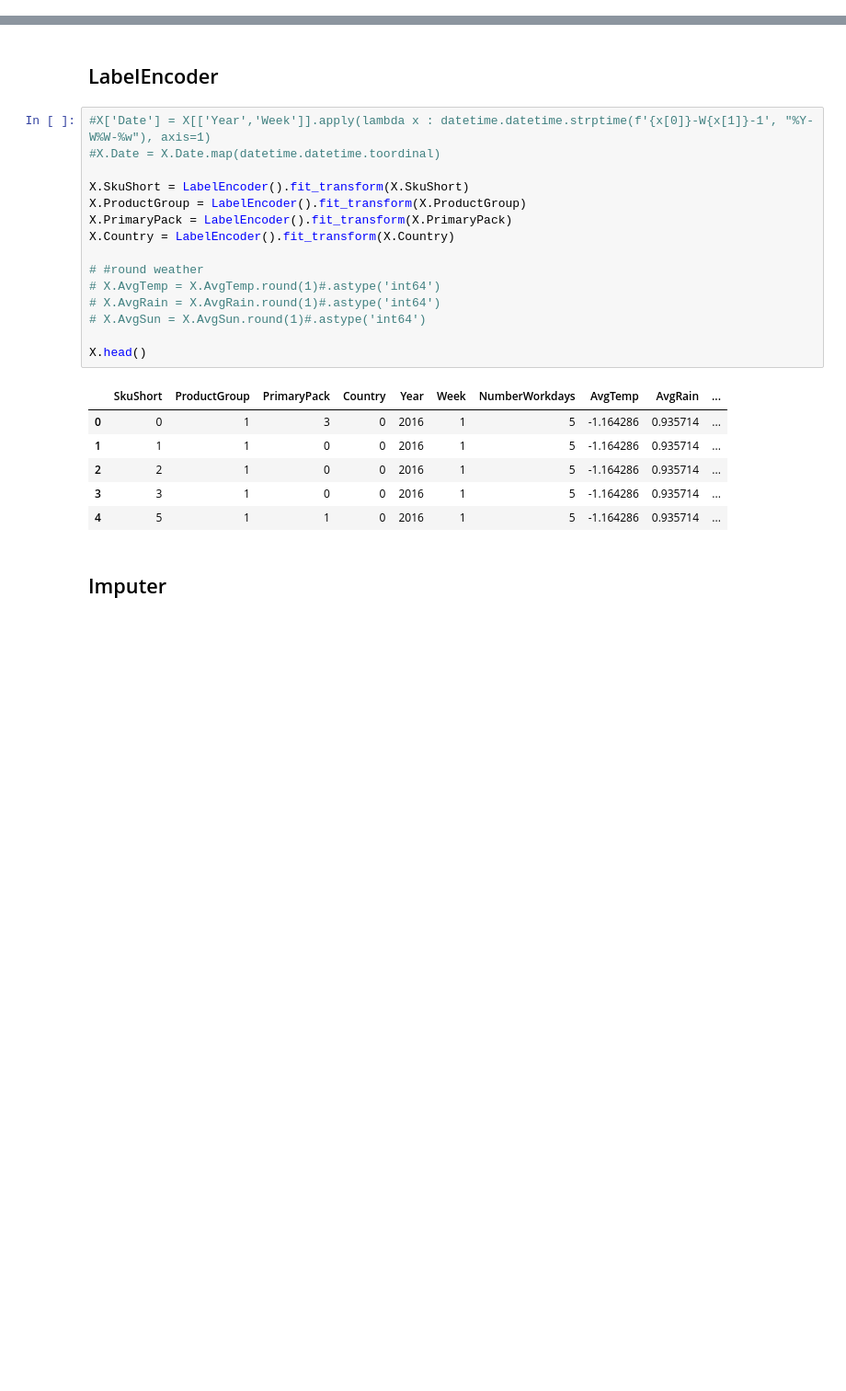
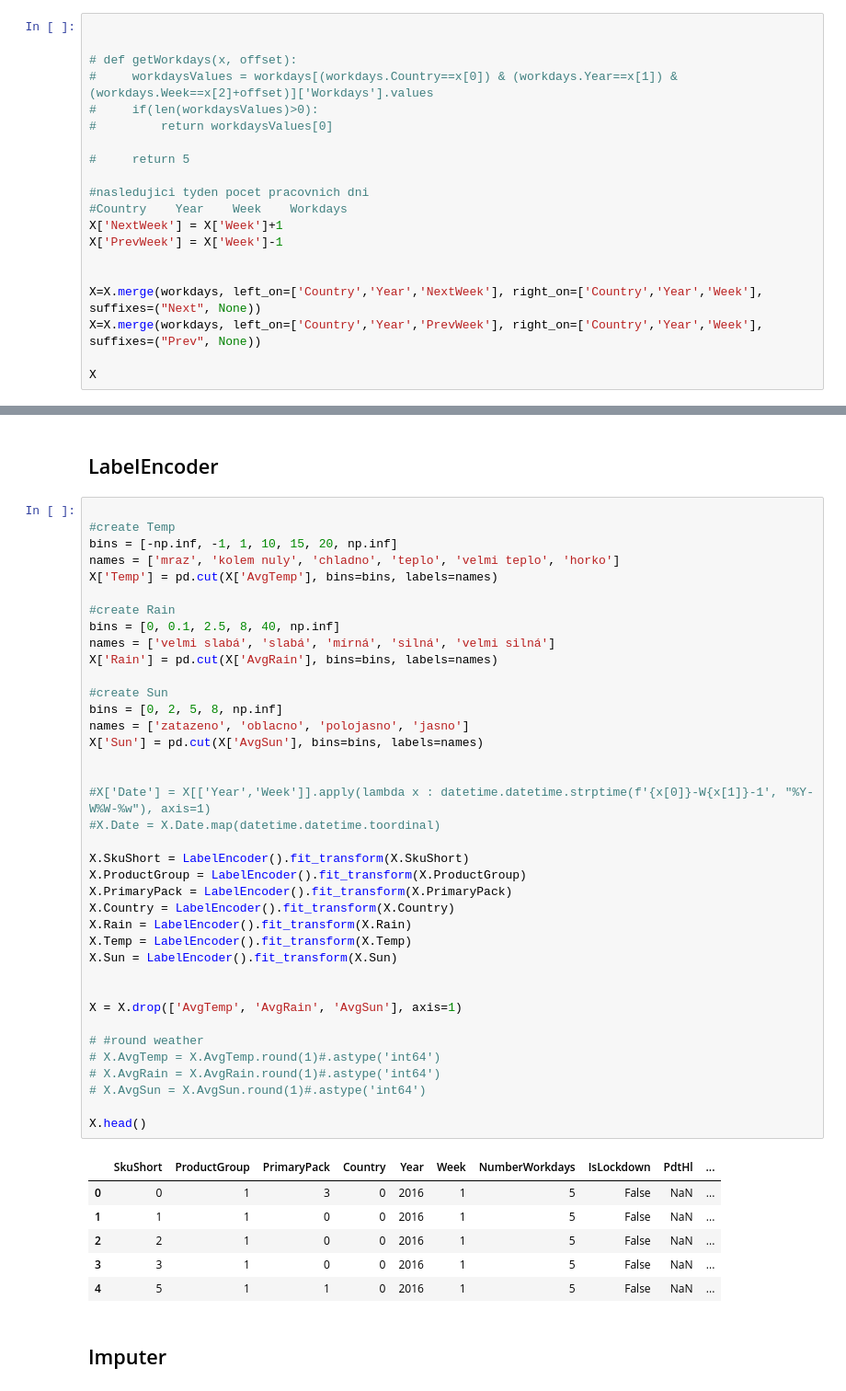
Before and after one commit to kohlicekjan/forecasting-beer-sales-ml, a Jupyter notebook: main.ipynb, the cells around one changed output, grey strips where cells are left out. Shown at 92% size. Cells and saved outputs as stored; diff of their text form; blank space fills up the shorter version.

```diff
--- a/main.ipynb
+++ b/main.ipynb
@@ -227,3 +244,23 @@ X = data.drop(cols_drop, axis=1)
 X_raw = data.drop(cols_drop, axis=1)
 y = pd.DataFrame(data.SalesHl).round(0).astype(int)
 y_oldPred = pd.DataFrame(data.OldPredSalesHl).fillna(0).round(0).astype(int)
+# %%
+
+
+# def getWorkdays(x, offset):
+#     workdaysValues = workdays[(workdays.Country==x[0]) & (workdays.Year==x[1]) & (workdays.Week==x[2]+offset)]['Workdays'].values
+#     if(len(workdaysValues)>0):
+#         return workdaysValues[0]
+
+#     return 5
+
+#nasledujici tyden pocet pracovnich dni
+#Country	Year	Week	Workdays
+X['NextWeek'] = X['Week']+1
+X['PrevWeek'] = X['Week']-1
+
+
+X=X.merge(workdays, left_on=['Country','Year','NextWeek'], right_on=['Country','Year','Week'],  suffixes=("Next", None))
+X=X.merge(workdays, left_on=['Country','Year','PrevWeek'], right_on=['Country','Year','Week'], suffixes=("Prev", None))
+
+X
@@ -230,27 +281,50 @@ y_oldPred = pd.DataFrame(data.OldPredSalesHl).fillna(0).round(0).astype(int)
 # %% [markdown]
 ## LabelEncoder
 # %%
+
+#create Temp
+bins = [-np.inf, -1, 1, 10, 15, 20, np.inf]
+names = ['mraz', 'kolem nuly', 'chladno', 'teplo', 'velmi teplo', 'horko']
+X['Temp'] = pd.cut(X['AvgTemp'], bins=bins, labels=names)
+
+#create Rain
+bins = [0, 0.1, 2.5, 8, 40, np.inf]
+names = ['velmi slabá', 'slabá', 'mírná', 'silná', 'velmi silná']
+X['Rain'] = pd.cut(X['AvgRain'], bins=bins, labels=names)
+
+#create Sun
+bins = [0, 2, 5, 8, np.inf]
+names = ['zatazeno', 'oblacno', 'polojasno', 'jasno']
+X['Sun'] = pd.cut(X['AvgSun'], bins=bins, labels=names)
+
+
 #X['Date'] = X[['Year','Week']].apply(lambda x : datetime.datetime.strptime(f'{x[0]}-W{x[1]}-1', "%Y-W%W-%w"), axis=1)
 #X.Date = X.Date.map(datetime.datetime.toordinal)
 
 X.SkuShort = LabelEncoder().fit_transform(X.SkuShort)
 X.ProductGroup = LabelEncoder().fit_transform(X.ProductGroup)
 X.PrimaryPack = LabelEncoder().fit_transform(X.PrimaryPack)
 X.Country = LabelEncoder().fit_transform(X.Country)
+X.Rain = LabelEncoder().fit_transform(X.Rain)
+X.Temp = LabelEncoder().fit_transform(X.Temp)
+X.Sun = LabelEncoder().fit_transform(X.Sun)
+
+
+X = X.drop(['AvgTemp', 'AvgRain', 'AvgSun'], axis=1)
 
 # #round weather
 # X.AvgTemp = X.AvgTemp.round(1)#.astype('int64')
 # X.AvgRain = X.AvgRain.round(1)#.astype('int64')
 # X.AvgSun = X.AvgSun.round(1)#.astype('int64')
 
 X.head()
 # %% [output]
-|  | SkuShort | ProductGroup | PrimaryPack | Country | Year | Week | NumberWorkdays | AvgTemp | AvgRain | ... |
-| 0 | 0 | 1 | 3 | 0 | 2016 | 1 | 5 | -1.164286 | 0.935714 | ... |
-| 1 | 1 | 1 | 0 | 0 | 2016 | 1 | 5 | -1.164286 | 0.935714 | ... |
-| 2 | 2 | 1 | 0 | 0 | 2016 | 1 | 5 | -1.164286 | 0.935714 | ... |
-| 3 | 3 | 1 | 0 | 0 | 2016 | 1 | 5 | -1.164286 | 0.935714 | ... |
-| 4 | 5 | 1 | 1 | 0 | 2016 | 1 | 5 | -1.164286 | 0.935714 | ... |
+|  | SkuShort | ProductGroup | PrimaryPack | Country | Year | Week | NumberWorkdays | IsLockdown | PdtHl | ... |
+| 0 | 0 | 1 | 3 | 0 | 2016 | 1 | 5 | False | NaN | ... |
+| 1 | 1 | 1 | 0 | 0 | 2016 | 1 | 5 | False | NaN | ... |
+| 2 | 2 | 1 | 0 | 0 | 2016 | 1 | 5 | False | NaN | ... |
+| 3 | 3 | 1 | 0 | 0 | 2016 | 1 | 5 | False | NaN | ... |
+| 4 | 5 | 1 | 1 | 0 | 2016 | 1 | 5 | False | NaN | ... |
 # %% [markdown]
 ## Imputer
 # %%
```
Also changed, not shown: parts of 16 cells of this notebook, 5 other files.
